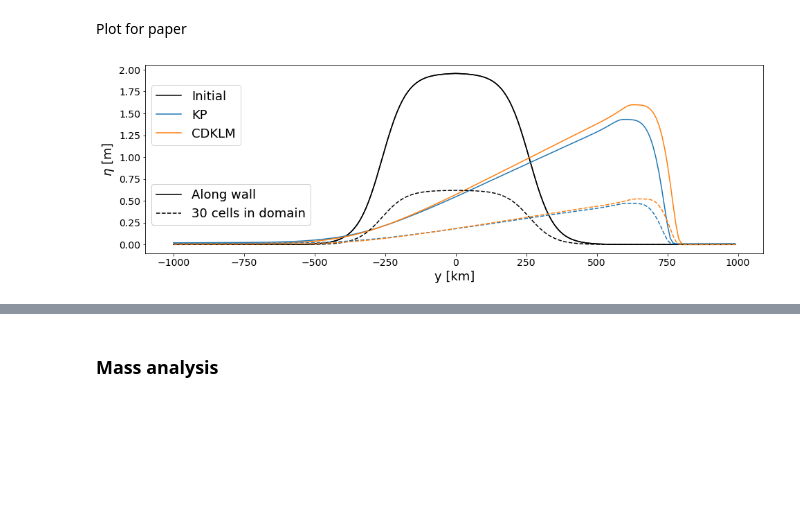
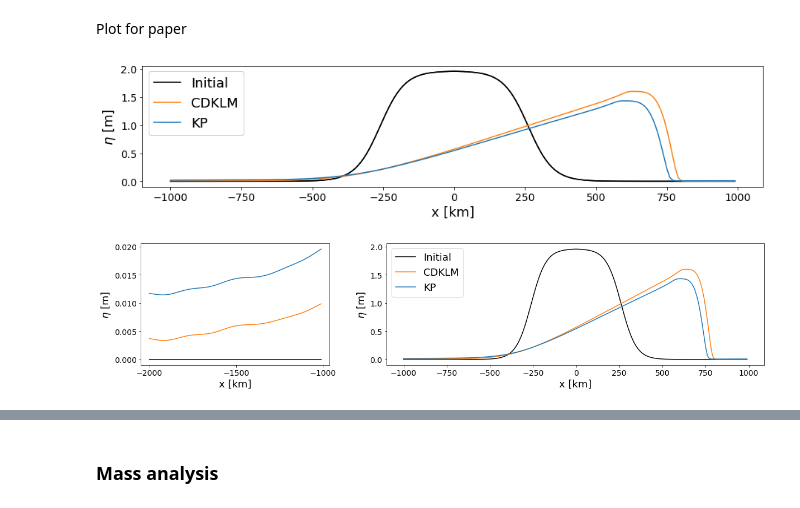
Before and after one commit to sintefmath/havvarsel-flux-investigations, a Jupyter notebook: KelvinWave.ipynb, the cells around one changed output, grey strips where cells are left out. Drawn from its saved outputs; the diff is of its cells as text; code cells hidden in the pictures; blank space fills up the shorter version.

Commit message:
New plot

```diff
--- a/KelvinWave.ipynb
+++ b/KelvinWave.ipynb
@@ -195,7 +195,7 @@ print(dx/(gH*np.sqrt(2)))
 223.60679774997897
 # %%
 def runPeriodicSims(sims=[1,1], animate=False, coriolis=True, cut_after=None, fine_grain_factor=1,
-                    theta=1.0, hu_push = 1.0, scale_wave=1.0, flux_delimiter=1.0):
+                    theta=1.0, hu_push = 1.0, scale_wave=1.0, flux_balancer=1.0):
     if animate:
         assert(sum(sims) == 1), "animation supported for one sim only"
 
@@ -212,7 +212,7 @@ def runPeriodicSims(sims=[1,1], animate=False, coriolis=True, cut_after=None, fi
     }
     fvm_args = {
         "theta": theta,
-        "flux_delimiter": flux_delimiter
+        "flux_balancer": flux_balancer
     }
     depth = 100
     rossby_radius = np.sqrt(sim_args["g"]*depth)/sim_args["f"]
@@ -244,7 +244,7 @@ def runPeriodicSims(sims=[1,1], animate=False, coriolis=True, cut_after=None, fi
                       'dx' : sim_args['dx'],
                       'period' : period,
                       'theta' : fvm_args['theta'],
-                      'flux_delimiter' : fvm_args['flux_delimiter'],
+                      'flux_balancer' : fvm_args['flux_balancer'],
                       'hu_push' : hu_push,
                       'f' : sim_args['f'],
                       'dt' : sim_args['dt'],
@@ -694,7 +693,7 @@ plot_sims(small_data)
 [figure]
 [figure]
 # %%
-big_data = runPeriodicSims(sims=[1,1], theta=1.5, flux_delimiter=0.0)
+big_data = runPeriodicSims(sims=[1,1], theta=1.5, flux_balancer=0.0)
 # %% [output]
 rossby_radius:  261007.66272276375
 phase_speed:    31.32091952673165
@@ -715,40 +714,80 @@ plot_sims(big_data)
 # %% [markdown]
 Plot for paper
 # %%
-fig, axs = plt.subplots(1,1,figsize=(16,5))
+fig, axs = plt.subplots(1,1,figsize=(15,3))
 
 nx = big_data["KP"]['hovmuller'][0][1].shape[1]
 x_mid = int(nx/2)
 x_start = x_mid - int(nx/5)
 x_end   = x_mid + int(nx/5)
 x_axis = np.array(range(x_start-x_mid, x_end-x_mid))*big_data['dx']/1000
-axs.set_xlabel("y [km]", fontsize=18)
+axs.set_xlabel("x [km]", fontsize=18)
 axs.set_ylabel("$\eta$ [m]", fontsize=18)
 
 axs.tick_params(axis='both', which='major', labelsize=14)
 
 solid, = axs.plot(x_axis, big_data["KP"]["hovmuller"][0][1][0 , x_start:x_end], "-", c="black", label="Initial")
 solid2, = axs.plot(x_axis, big_data["KP"]["hovmuller"][0][1][0 , x_start:x_end], "-", c="black", label="Along wall")
 
+cdklm, = axs.plot(x_axis, big_data["CDKLM"]["hovmuller"][0][1][-1 , x_start:x_end], "-", c="C1", label="CDKLM")
 kp,    = axs.plot(x_axis, big_data["KP"]["hovmuller"][0][1][-1 , x_start:x_end], "-", c="C0", label="KP")
-cdklm, = axs.plot(x_axis, big_data["CDKLM"]["hovmuller"][0][1][-1 , x_start:x_end], "-", c="C1", label="CDKLM")
 
+# dashed, = axs.plot(x_axis, big_data["KP"]["hovmuller"][1][1][0 , x_start:x_end], "--", c="black", label="30 cells in domain")
 
-dashed, = axs.plot(x_axis, big_data["KP"]["hovmuller"][1][1][0 , x_start:x_end], "--", c="black", label="30 cells in domain")
+# axs.plot(x_axis, big_data["KP"]["hovmuller"][1][1][-1 , x_start:x_end], "--", c="C0")
+# axs.plot(x_axis, big_data["CDKLM"]["hovmuller"][1][1][-1 , x_start:x_end], "--", c="C1")
 
-axs.plot(x_axis, big_data["KP"]["hovmuller"][1][1][-1 , x_start:x_end], "--", c="C0")
-axs.plot(x_axis, big_data["CDKLM"]["hovmuller"][1][1][-1 , x_start:x_end], "--", c="C1")
-
-color_legend = plt.legend(handles=[solid, kp, cdklm],fontsize=18, loc=(0.01,0.575))
+color_legend = plt.legend(handles=[solid, cdklm, kp],fontsize=18, loc=(0.01,0.425))
 axs.add_artist(color_legend)
 
-ls_legend = plt.legend(handles=[solid2, dashed],fontsize=18, loc=(0.01,0.15))
-axs.add_artist(ls_legend)
+# ls_legend = plt.legend(handles=[solid2, dashed],fontsize=18, loc=(0.01,0.15))
+# axs.add_artist(ls_legend)
 
 os.makedirs("figs", exist_ok=True)
-plt.savefig("figs/kelvin.pdf")
+plt.savefig("figs/kelvin.pdf", bbox_inches="tight")
 # %% [output]
-[figure, old version]
+[figure, new version]
+# %%
+fig, axs = plt.subplots(1,2,figsize=(20,4),  gridspec_kw={'width_ratios': [1,2]})
+
+nx = big_data["KP"]['hovmuller'][0][1].shape[1]
+x_mid = int(nx/2)
+x_start = x_mid - int(nx/5)
+x_end   = x_mid + int(nx/5)
+x_axis = np.array(range(x_start-x_mid, x_end-x_mid))*big_data['dx']/1000
+
+axs[1].set_xlabel("x [km]", fontsize=18)
+axs[1].set_ylabel("$\eta$ [m]", fontsize=18)
+
+axs[1].tick_params(axis='both', which='major', labelsize=14)
+
+axs[1].plot(x_axis, big_data["KP"]["hovmuller"][0][1][0 , x_start:x_end], "-", c="black", label="Initial")
+axs[1].plot(x_axis, big_data["CDKLM"]["hovmuller"][0][1][-1 , x_start:x_end], "-", c="C1", label="CDKLM")
+axs[1].plot(x_axis, big_data["KP"]["hovmuller"][0][1][-1 , x_start:x_end], "-", c="C0", label="KP")
+
+axs[1].legend(fontsize=18)
+
+
+
+left_shift = 100
+axis_length = 100
+x_axis1 = np.array(range(x_start-x_mid-left_shift, x_start-x_mid-left_shift+axis_length))*big_data['dx']/1000
+
+axs[0].set_xlabel("x [km]", fontsize=18)
+axs[0].set_ylabel("$\eta$ [m]", fontsize=18)
+axs[0].tick_params(axis='both', which='major', labelsize=14)
+
+
+axs[0].plot(x_axis1, big_data["KP"]["hovmuller"][0][1][0 , x_start-left_shift:x_start-left_shift+axis_length], "-", c="black", label="Initial")
+axs[0].plot(x_axis1, big_data["CDKLM"]["hovmuller"][0][1][-1 , x_start-left_shift:x_start-left_shift+axis_length], "-", c="C1", label="CDKLM")
+axs[0].plot(x_axis1, big_data["KP"]["hovmuller"][0][1][-1 , x_start-left_shift:x_start-left_shift+axis_length], "-", c="C0", label="KP")
+# axs[1].set_ylim([0.0, None])
+axs[0].set_xticks([-2000, -1500, -1000])
+
+os.makedirs("figs", exist_ok=True)
+plt.savefig("figs/kelvin2.pdf", bbox_inches="tight")
+# %% [output]
+[figure, added]
 # %%
 STOP
 # %% [output]
```
Also changed, not shown: parts of 13 cells of this notebook.
